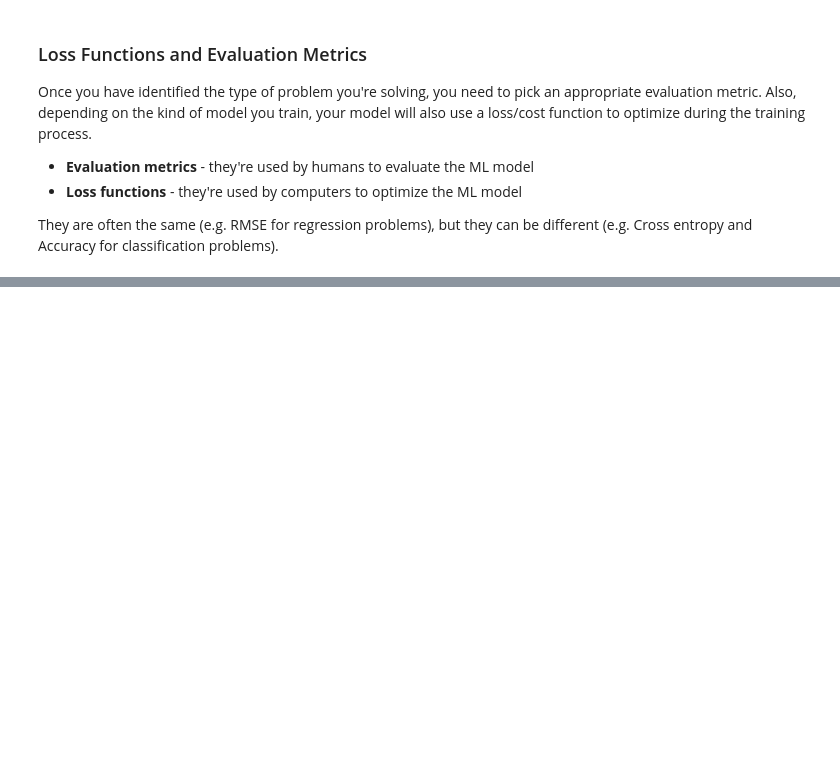
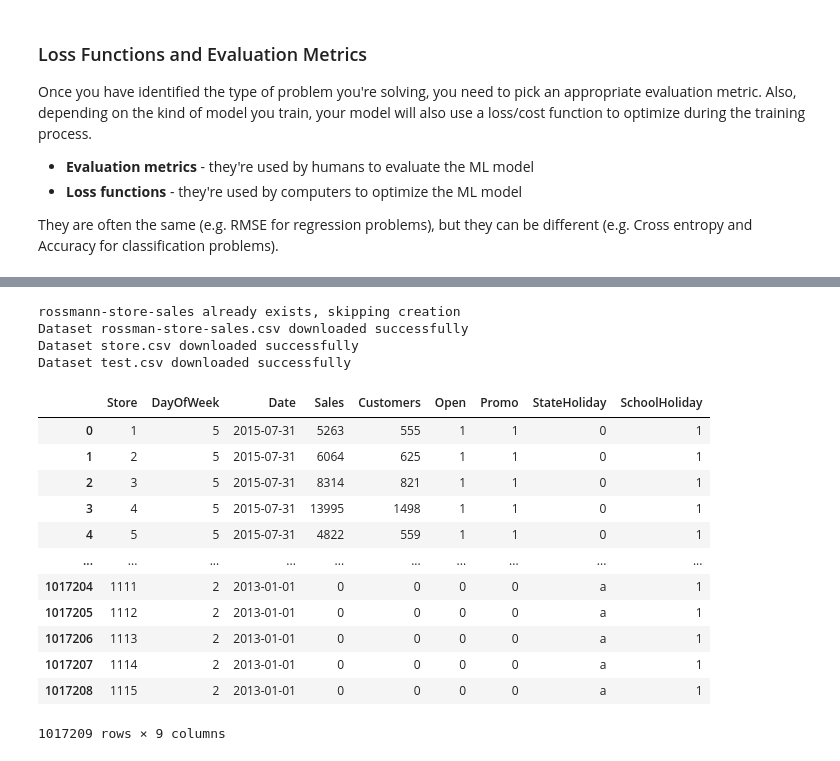
Before and after one commit to Musawer-Afzal/ML-with-Scikit-Learn-in-Python, a Jupyter notebook: 04_Machine_Learning_Projects.ipynb, the cells around one changed output, grey strips where cells are left out. Cells and saved outputs as stored; diff of their text form; code cells hidden in the pictures; blank space fills up the shorter version.

```diff
--- a/04_Machine_Learning_Projects.ipynb
+++ b/04_Machine_Learning_Projects.ipynb
@@ -64,0 +85,45 @@ They are often the same (e.g. RMSE for regression problems), but they can be dif
+# %%
+# Set up our dataset path
+dataset_path = Path("rossmann-store-sales/")
+# dataset_path = data_path / "weather-dataset-rattle-package"
+
+# If dataset path does not exist, make it
+if dataset_path.is_dir():
+  print(f"{dataset_path} already exists, skipping creation")
+else:
+  print(f"{dataset_path} does not exist, creating one...")
+  dataset_path.mkdir(parents = True, exist_ok = True)
+raw_links = [
+    "https://raw.githubusercontent.com/connect-midhunr/rossmann-sales-prediction/refs/heads/main/data/Rossmann%20Stores%20Data.csv",
+    "https://raw.githubusercontent.com/connect-midhunr/rossmann-sales-prediction/refs/heads/main/data/store.csv",
+    "https://github.com/Musawer-Afzal/ML-with-Scikit-Learn-in-Python/raw/refs/heads/master/Datasets/Rossman_Store_Sales/test.csv"]
+datasets_names = ['rossman-store-sales.csv', 'store.csv', 'test.csv']
+
+for i in range(len(raw_links)):
+  # Download dataset from github
+  with open(dataset_path / datasets_names[i], "wb") as f:
+    request = requests.get(raw_links[i])
+    print(f"Dataset {datasets_names[i]} downloaded successfully")
+    f.write(request.content)
+# %% [output]
+rossmann-store-sales already exists, skipping creation
+Dataset rossman-store-sales.csv downloaded successfully
+Dataset store.csv downloaded successfully
+Dataset test.csv downloaded successfully
+# %%
+ross_df = pd.read_csv("/content/rossmann-store-sales/rossman-store-sales.csv")
+ross_df
+# %% [output]
+|  | Store | DayOfWeek | Date | Sales | Customers | Open | Promo | StateHoliday | SchoolHoliday |
+| 0 | 1 | 5 | 2015-07-31 | 5263 | 555 | 1 | 1 | 0 | 1 |
+| 1 | 2 | 5 | 2015-07-31 | 6064 | 625 | 1 | 1 | 0 | 1 |
+| 2 | 3 | 5 | 2015-07-31 | 8314 | 821 | 1 | 1 | 0 | 1 |
+| 3 | 4 | 5 | 2015-07-31 | 13995 | 1498 | 1 | 1 | 0 | 1 |
+| 4 | 5 | 5 | 2015-07-31 | 4822 | 559 | 1 | 1 | 0 | 1 |
+| ... | ... | ... | ... | ... | ... | ... | ... | ... | ... |
+| 1017204 | 1111 | 2 | 2013-01-01 | 0 | 0 | 0 | 0 | a | 1 |
+| 1017205 | 1112 | 2 | 2013-01-01 | 0 | 0 | 0 | 0 | a | 1 |
+| 1017206 | 1113 | 2 | 2013-01-01 | 0 | 0 | 0 | 0 | a | 1 |
+| 1017207 | 1114 | 2 | 2013-01-01 | 0 | 0 | 0 | 0 | a | 1 |
+| 1017208 | 1115 | 2 | 2013-01-01 | 0 | 0 | 0 | 0 | a | 1 |
+1017209 rows × 9 columns
```
Also changed, not shown: parts of 10 cells of this notebook.
